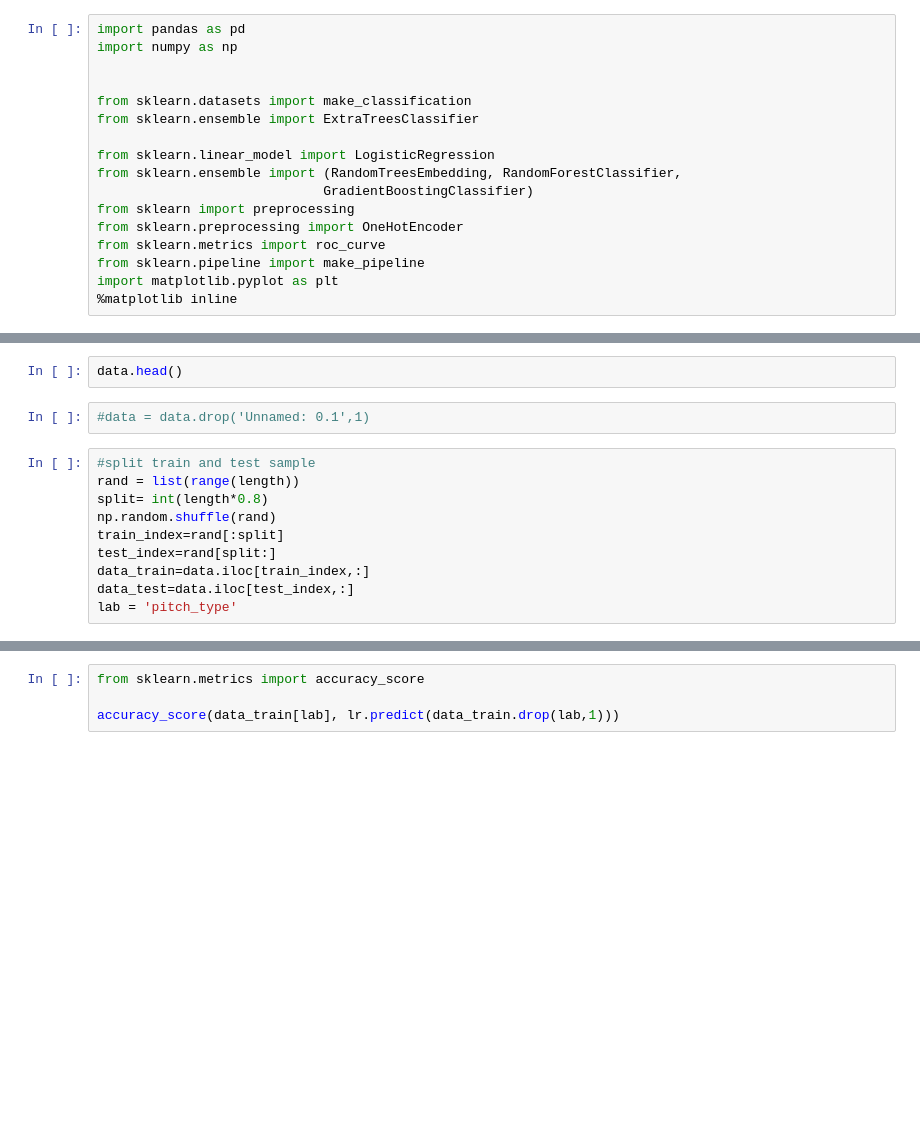
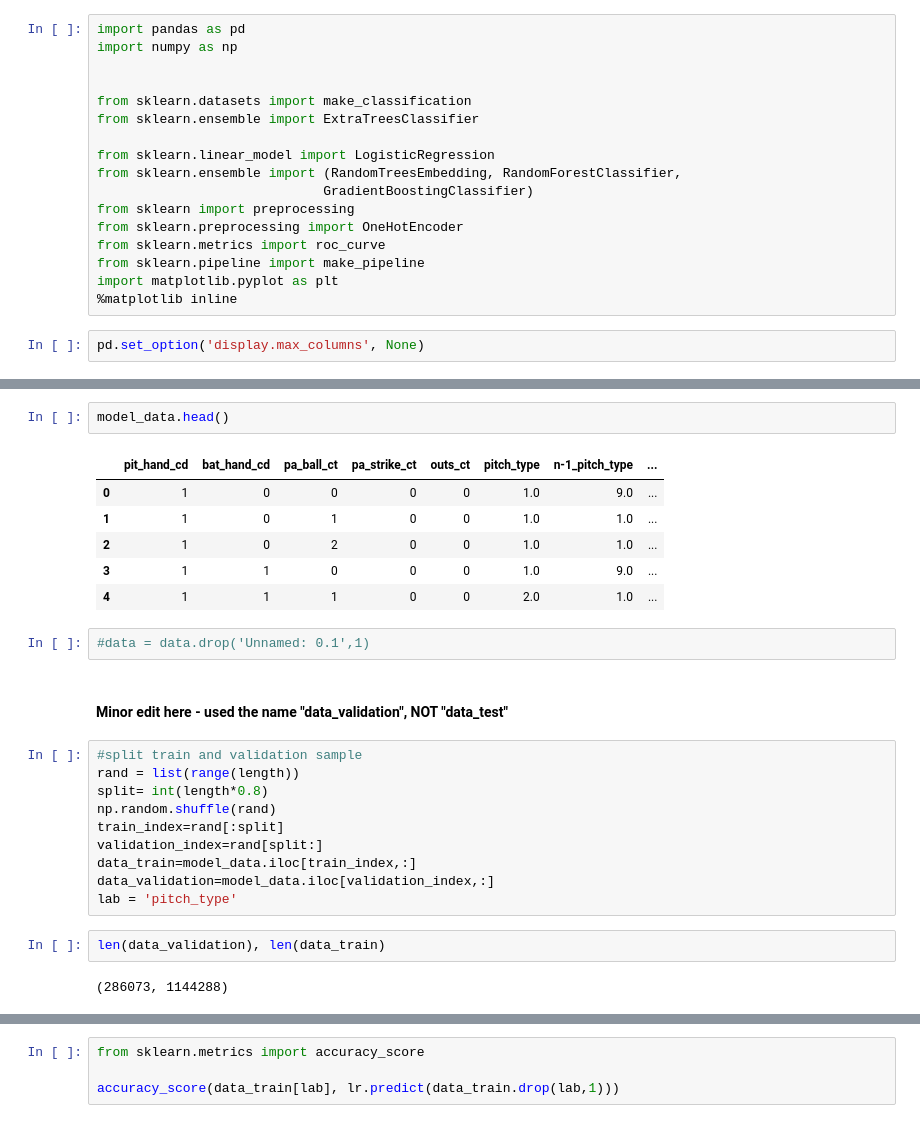
Before and after one commit to davidehamil/BaseballsAndBooleans_NYU-CDS, a Jupyter notebook: Project_modeling.ipynb, the cells around one changed output, grey strips where cells are left out. Saved outputs shown, nothing was run; the diff lists cells and outputs as text; blank space fills up the shorter version.

```diff
--- a/Project_modeling.ipynb
+++ b/Project_modeling.ipynb
@@ -15,4 +15,6 @@ from sklearn.metrics import roc_curve
 from sklearn.pipeline import make_pipeline
 import matplotlib.pyplot as plt
 %matplotlib inline
+# %%
+pd.set_option('display.max_columns', None)
 # %%
@@ -26,14 +40,27 @@ len(data.columns)
 # %%
-data.head()
+model_data.head()
+# %% [output]
+|  | pit_hand_cd | bat_hand_cd | pa_ball_ct | pa_strike_ct | outs_ct | pitch_type | n-1_pitch_type | ... |
+| 0 | 1 | 0 | 0 | 0 | 0 | 1.0 | 9.0 | ... |
+| 1 | 1 | 0 | 1 | 0 | 0 | 1.0 | 1.0 | ... |
+| 2 | 1 | 0 | 2 | 0 | 0 | 1.0 | 1.0 | ... |
+| 3 | 1 | 1 | 0 | 0 | 0 | 1.0 | 9.0 | ... |
+| 4 | 1 | 1 | 1 | 0 | 0 | 2.0 | 1.0 | ... |
 # %%
 #data = data.drop('Unnamed: 0.1',1)
+# %% [markdown]
+#### Minor edit here - used the name "data_validation", NOT "data_test"
 # %%
-#split train and test sample
+#split train and validation sample
 rand = list(range(length))
 split= int(length*0.8)
 np.random.shuffle(rand)
 train_index=rand[:split]
-test_index=rand[split:]
-data_train=data.iloc[train_index,:]
-data_test=data.iloc[test_index,:]
+validation_index=rand[split:]
+data_train=model_data.iloc[train_index,:]
+data_validation=model_data.iloc[validation_index,:]
 lab = 'pitch_type'
+# %%
+len(data_validation), len(data_train)
+# %% [output]
+(286073, 1144288)
```
Also changed, not shown: parts of 22 cells of this notebook, 1 other file.
